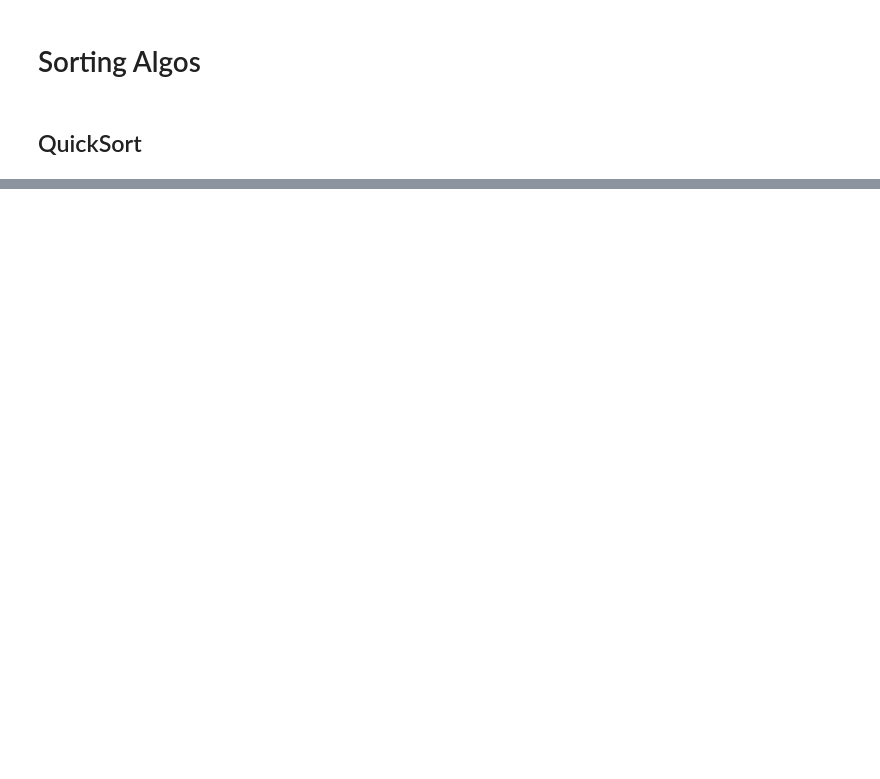
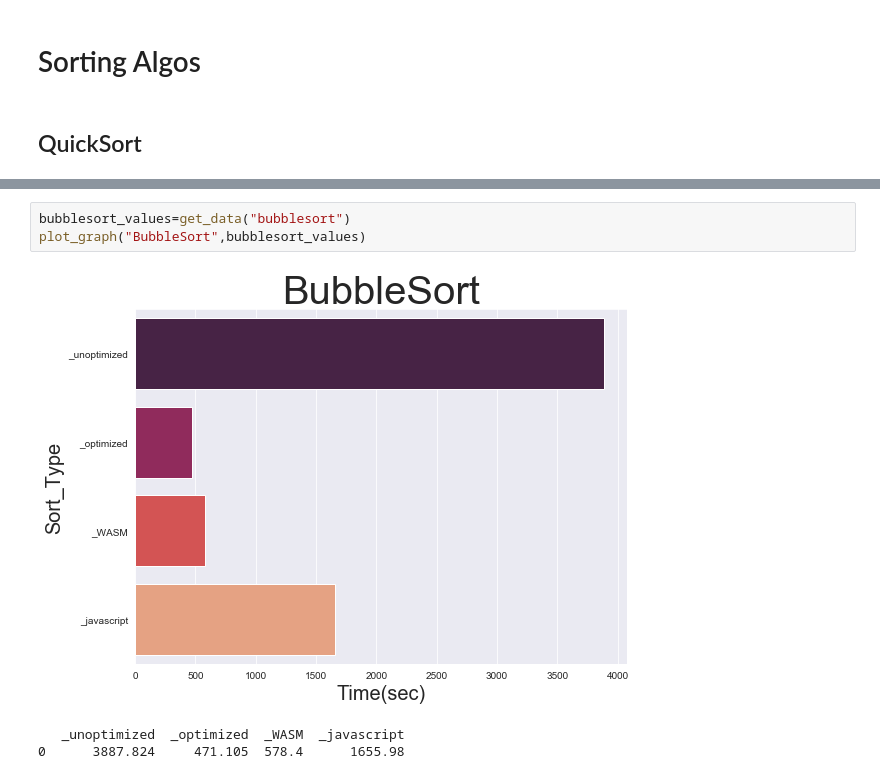
Before and after one commit to shreyash-sharma/wasm-cpp-js-timeComparison, a Jupyter notebook: Sorting_Time_Comparison.ipynb, the cells around one changed output, grey strips where cells are left out. Saved outputs shown, nothing was run; the diff lists cells and outputs as text; blank space fills up the shorter version.

```diff
--- a/Sorting_Time_Comparison.ipynb
+++ b/Sorting_Time_Comparison.ipynb
@@ -113,0 +115,7 @@ Calculating time for _javascript mergesort
+# %%
+bubblesort_values=get_data("bubblesort")
+plot_graph("BubbleSort",bubblesort_values)
+# %% [output]
+[figure, added]
+   _unoptimized  _optimized  _WASM  _javascript
+0      3887.824     471.105  578.4      1655.98
```
Also changed, not shown: parts of 9 cells of this notebook.
